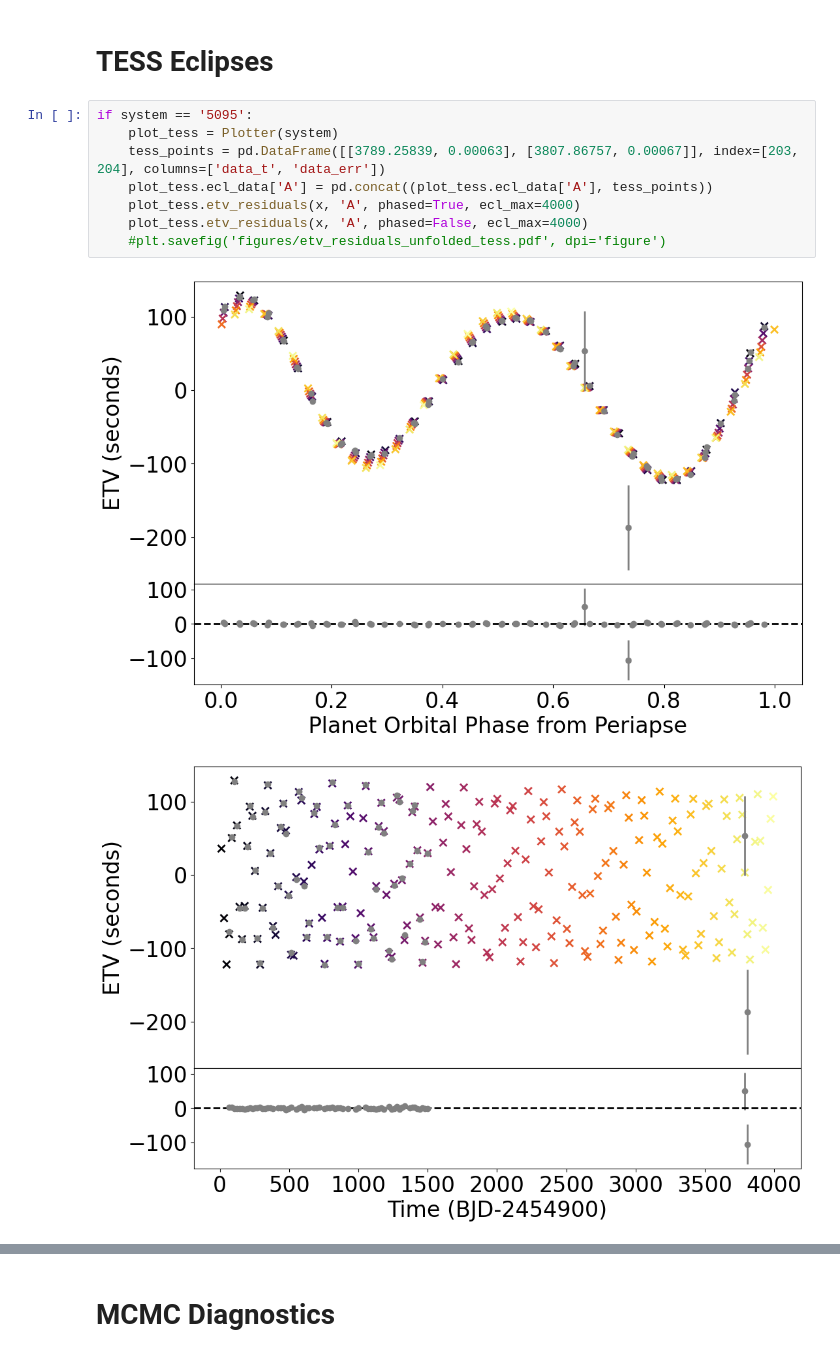
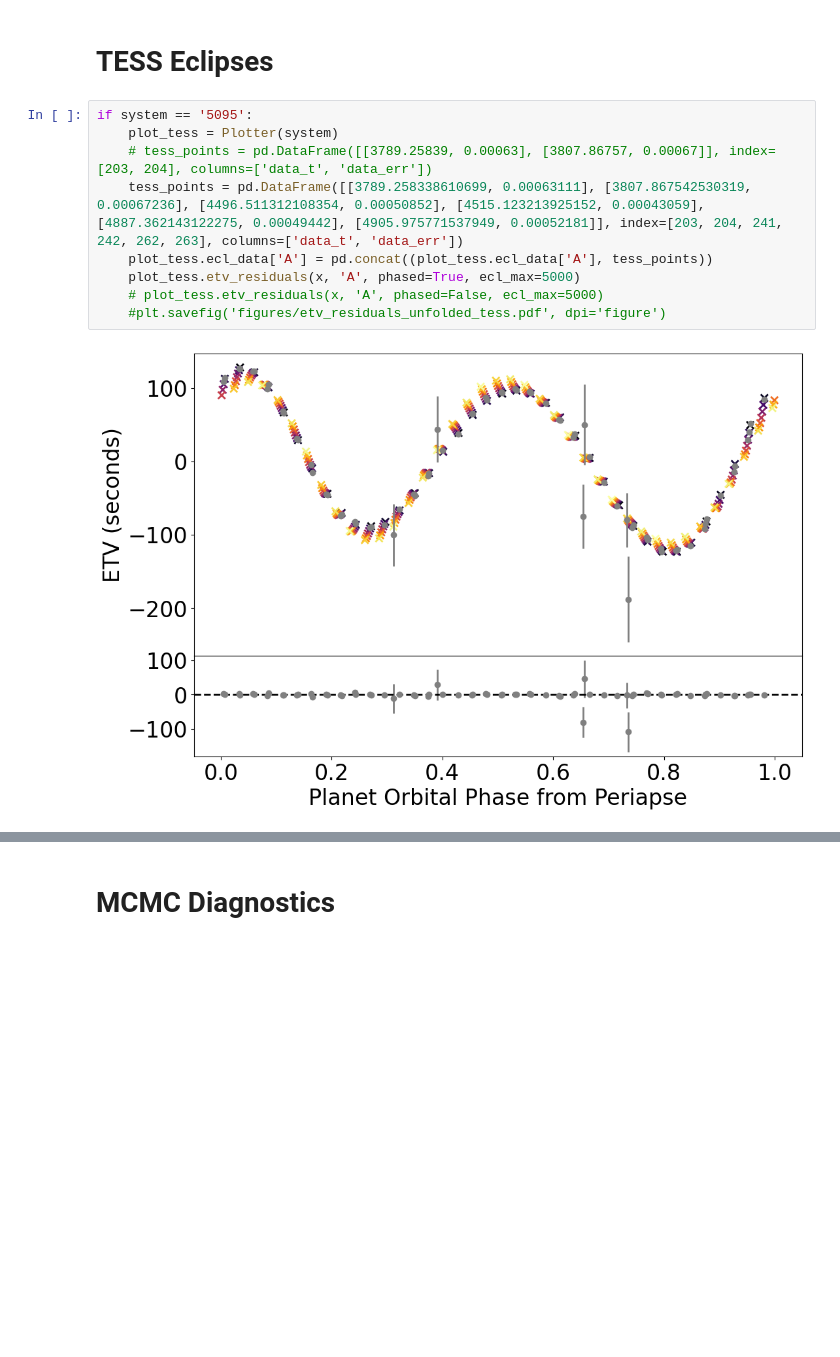
Before and after one commit to goldbergmax/etv-fit, a Jupyter notebook: results.ipynb, the cells around one changed output, grey strips where cells are left out. Drawn from its saved outputs; the diff is of its cells as text; blank space fills up the shorter version.

```diff
--- a/results.ipynb
+++ b/results.ipynb
@@ -126,11 +126,11 @@ Model:  4.036e-07 t + 1.279
 # %%
 if system == '5095':
     plot_tess = Plotter(system)
-    tess_points = pd.DataFrame([[3789.25839, 0.00063], [3807.86757, 0.00067]], index=[203, 204], columns=['data_t', 'data_err'])
+    # tess_points = pd.DataFrame([[3789.25839, 0.00063], [3807.86757, 0.00067]], index=[203, 204], columns=['data_t', 'data_err'])
+    tess_points = pd.DataFrame([[3789.258338610699, 0.00063111], [3807.867542530319, 0.00067236], [4496.511312108354, 0.00050852], [4515.123213925152, 0.00043059], [4887.362143122275, 0.00049442], [4905.975771537949, 0.00052181]], index=[203, 204, 241, 242, 262, 263], columns=['data_t', 'data_err'])
     plot_tess.ecl_data['A'] = pd.concat((plot_tess.ecl_data['A'], tess_points))
-    plot_tess.etv_residuals(x, 'A', phased=True, ecl_max=4000)
-    plot_tess.etv_residuals(x, 'A', phased=False, ecl_max=4000)
+    plot_tess.etv_residuals(x, 'A', phased=True, ecl_max=5000)
+    # plot_tess.etv_residuals(x, 'A', phased=False, ecl_max=5000)
     #plt.savefig('figures/etv_residuals_unfolded_tess.pdf', dpi='figure')
 # %% [output]
-[figure, old version]
+[figure, new version]
-[figure, removed]
```
Also changed, not shown: parts of 18 cells of this notebook, 4 other files.
